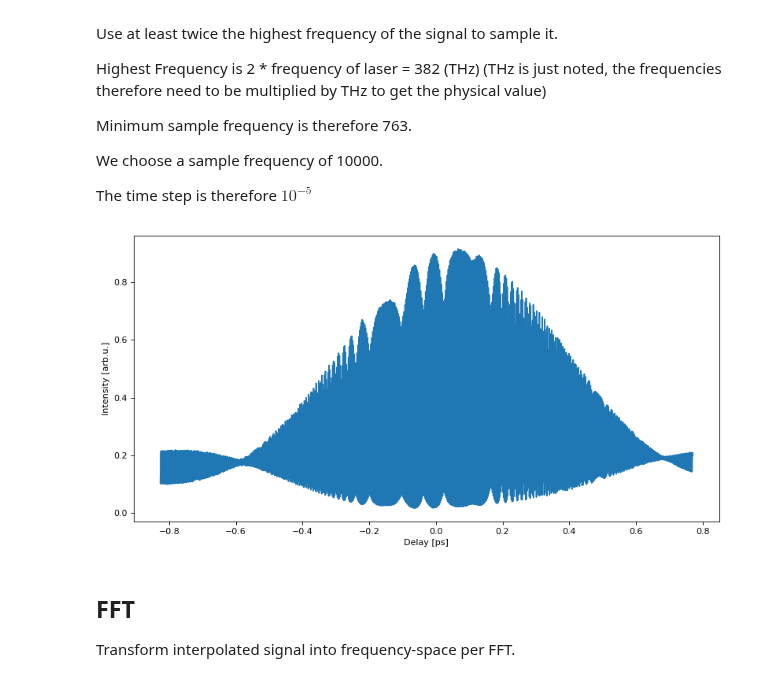
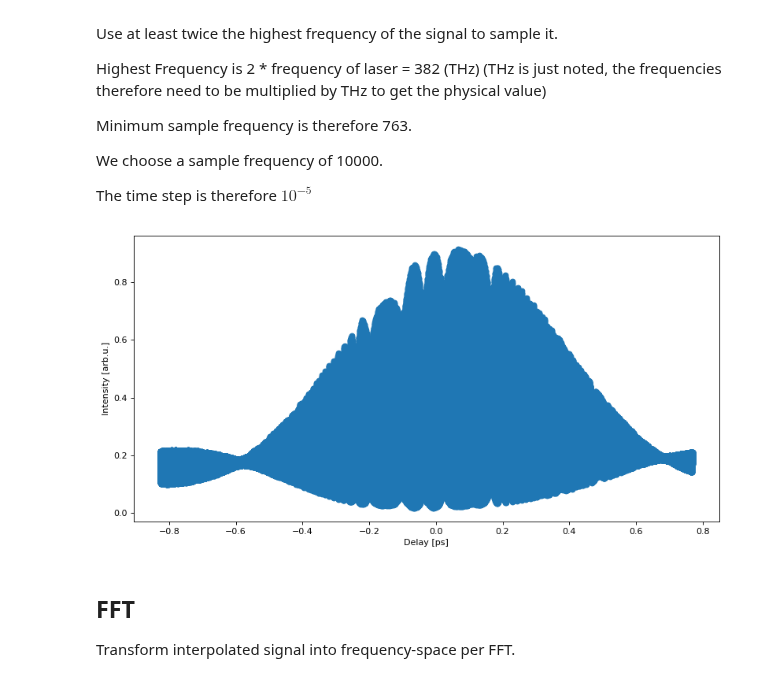
Before and after one commit to JKU-HFP/Chirp-Diagnostic, a Jupyter notebook: Evaluating_TiSa_ACF_Chirp.ipynb, the cells around one changed output. Saved outputs shown, nothing was run; the diff lists cells and outputs as text; code cells hidden in the pictures.

```diff
--- a/Evaluating_TiSa_ACF_Chirp.ipynb
+++ b/Evaluating_TiSa_ACF_Chirp.ipynb
@@ -24,7 +24,7 @@ Laser Wavelength in nm (Laser Frequency will be in THz therefore * $10^{-3})
 wavelength_laser = 785
 frequency_laser = constants.c / wavelength_laser * 10**(-3)
 # %%
-path = "TiSa_ACF_5ps_785nm.txt"
+path = "C:/Users/Julian/Dropbox/Masterarbeit/Data/Autocorrelator/TiSa_ACF_5ps_785nm.txt"
 # %%
 data = np.loadtxt(path)
 # %%
@@ -61,17 +61,17 @@ time_step =  1 * 10**(-5)
 # %%
 interpolation_time = np.arange(data[-1,0], data[0,0], time_step)
 data_linear_interp = func_linear_interp(interpolation_time)
 
 # Create a figure of size 8x6 inches, 80 dots per inch
 plt.figure(figsize=(12, 6), dpi=80)
 
 plt.xlabel("Delay [ps]")
 plt.ylabel("Intensity [arb.u.]")
 
-plt.plot(interpolation_time, data_linear_interp)
+plt.plot(interpolation_time, data_linear_interp, "o")
 plt.show()
 # %% [output]
-[figure, old version]
+[figure, new version]
 # %% [markdown]
 ## FFT
 Transform interpolated signal into frequency-space per FFT.
```
Also changed, not shown: 1 other file.
